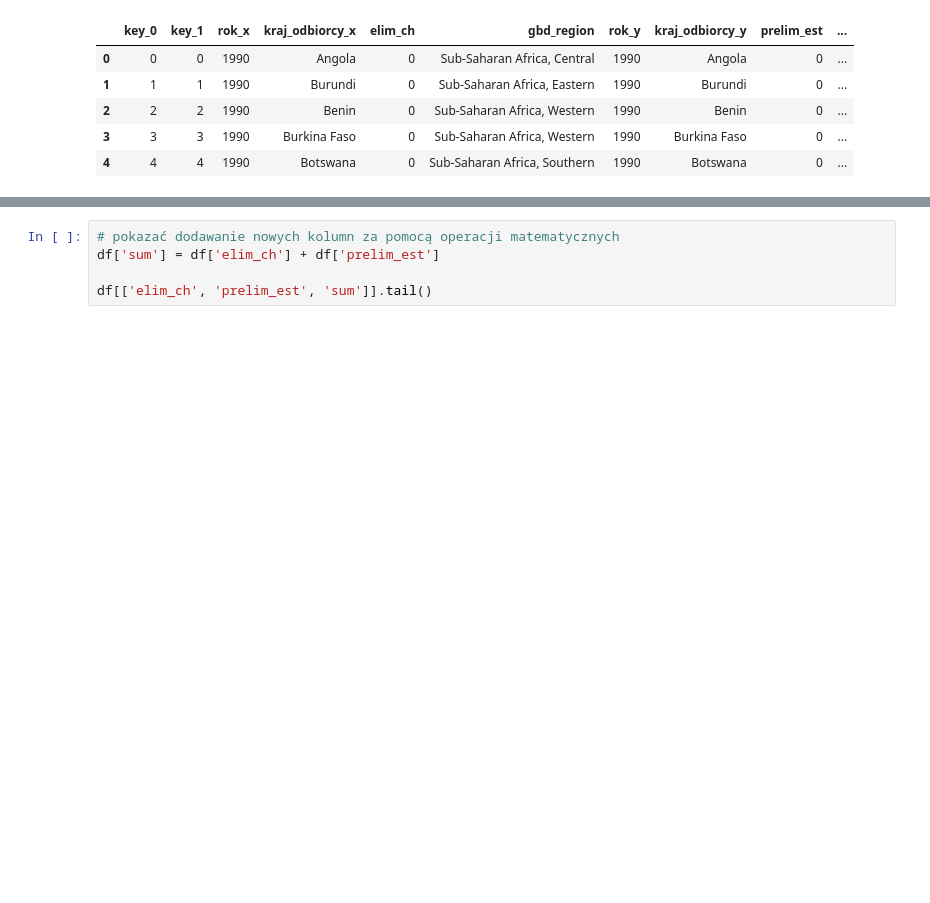
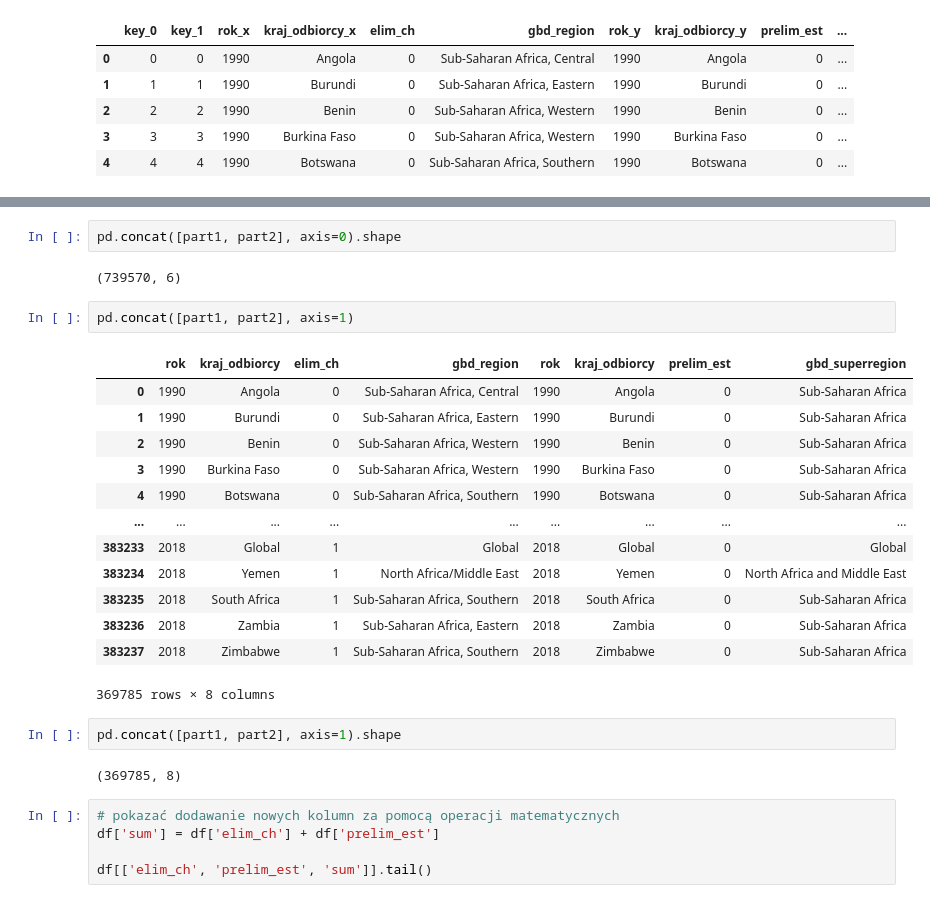
Before and after one commit to prybka82-student/eksploracja_i_wizualizacja_danych, a Jupyter notebook: EiWD_zadanie_01.ipynb, the cells around one changed output, grey strips where cells are left out. Drawn from its saved outputs; the diff is of its cells as text; blank space fills up the shorter version.

```diff
--- a/EiWD_zadanie_01.ipynb
+++ b/EiWD_zadanie_01.ipynb
@@ -668,3 +684,27 @@ pd.merge(part1, part2, on = [part1.index, part2.index], how='inner').head()
+# %%
+pd.concat([part1, part2], axis=0).shape
+# %% [output]
+(739570, 6)
+# %%
+pd.concat([part1, part2], axis=1)
+# %% [output]
+|  | rok | kraj_odbiorcy | elim_ch | gbd_region | rok | kraj_odbiorcy | prelim_est | gbd_superregion |
+| 0 | 1990 | Angola | 0 | Sub-Saharan Africa, Central | 1990 | Angola | 0 | Sub-Saharan Africa |
+| 1 | 1990 | Burundi | 0 | Sub-Saharan Africa, Eastern | 1990 | Burundi | 0 | Sub-Saharan Africa |
+| 2 | 1990 | Benin | 0 | Sub-Saharan Africa, Western | 1990 | Benin | 0 | Sub-Saharan Africa |
+| 3 | 1990 | Burkina Faso | 0 | Sub-Saharan Africa, Western | 1990 | Burkina Faso | 0 | Sub-Saharan Africa |
+| 4 | 1990 | Botswana | 0 | Sub-Saharan Africa, Southern | 1990 | Botswana | 0 | Sub-Saharan Africa |
+| ... | ... | ... | ... | ... | ... | ... | ... | ... |
+| 383233 | 2018 | Global | 1 | Global | 2018 | Global | 0 | Global |
+| 383234 | 2018 | Yemen | 1 | North Africa/Middle East | 2018 | Yemen | 0 | North Africa and Middle East |
+| 383235 | 2018 | South Africa | 1 | Sub-Saharan Africa, Southern | 2018 | South Africa | 0 | Sub-Saharan Africa |
+| 383236 | 2018 | Zambia | 1 | Sub-Saharan Africa, Eastern | 2018 | Zambia | 0 | Sub-Saharan Africa |
+| 383237 | 2018 | Zimbabwe | 1 | Sub-Saharan Africa, Southern | 2018 | Zimbabwe | 0 | Sub-Saharan Africa |
+369785 rows × 8 columns
+# %%
+pd.concat([part1, part2], axis=1).shape
+# %% [output]
+(369785, 8)
 # %%
 # pokazać dodawanie nowych kolumn za pomocą operacji matematycznych
 df['sum'] = df['elim_ch'] + df['prelim_est']
```
Also changed, not shown: parts of 2 cells of this notebook, 3 other files.
